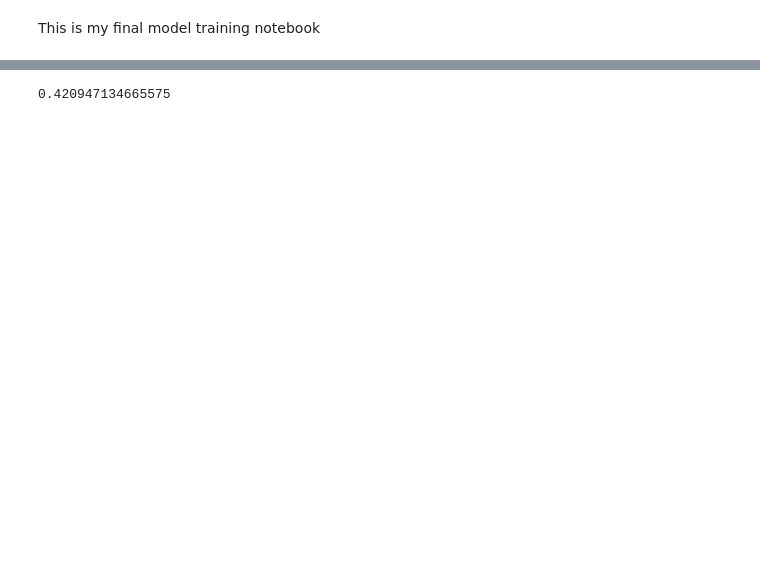
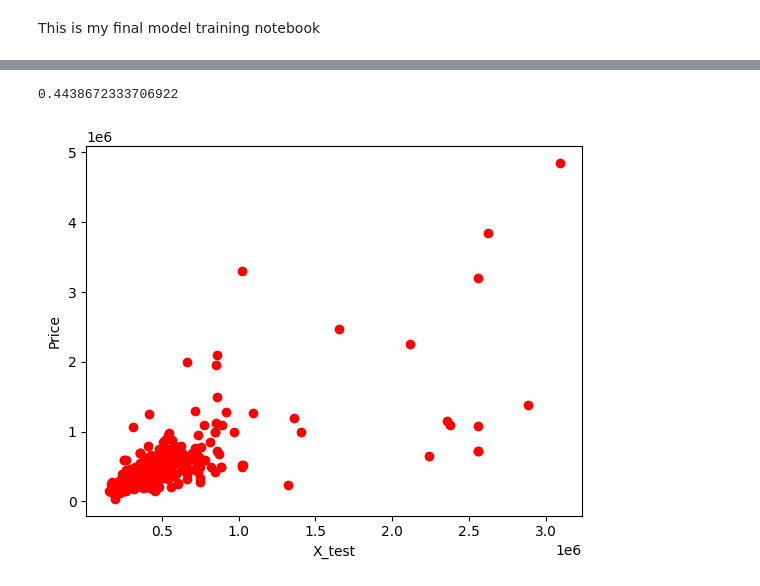
Before and after one commit to m9tadeo/real-estate-price-prediction, a Jupyter notebook: model_training/model_training_2.ipynb, the cells around one changed output, grey strips where cells are left out. Drawn from its saved outputs; the diff is of its cells as text; code cells hidden in the pictures; blank space fills up the shorter version.

```diff
--- a/model_training/model_training_2.ipynb
+++ b/model_training/model_training_2.ipynb
@@ -99,4 +103,5 @@ def model_data_knn(X_train, X_test, y_train, y_test):
     ##Evaluate the model
     y_predict = regressor.predict(X_test)
     test_score = regressor.score(X_test, y_test)
-    return test_score
+    print(test_score)
+    return y_predict
@@ -127,12 +144,14 @@ print(test_score)
 # %%
+"""KNN Regression"""
+
 df = load_dataset()
 cat_data = ohe_data(df)
 X = merge_data(df, cat_data)
 y = df['price'].values
 X_train, X_test, y_train, y_test = split_data(X,y)
 X_train, X_test = scale_data(X_train, X_test)
-test_score = model_data_knn(X_train, X_test, y_train, y_test)
-
-print(test_score)
+y_predict = model_data_knn(X_train, X_test, y_train, y_test)
+knn_plot = model_plot(y_predict, y_test)
 # %% [output]
-0.420947134665575
+0.4438672333706922
+[figure, added]
```
Also changed, not shown: parts of 8 cells of this notebook, 1 other file.
